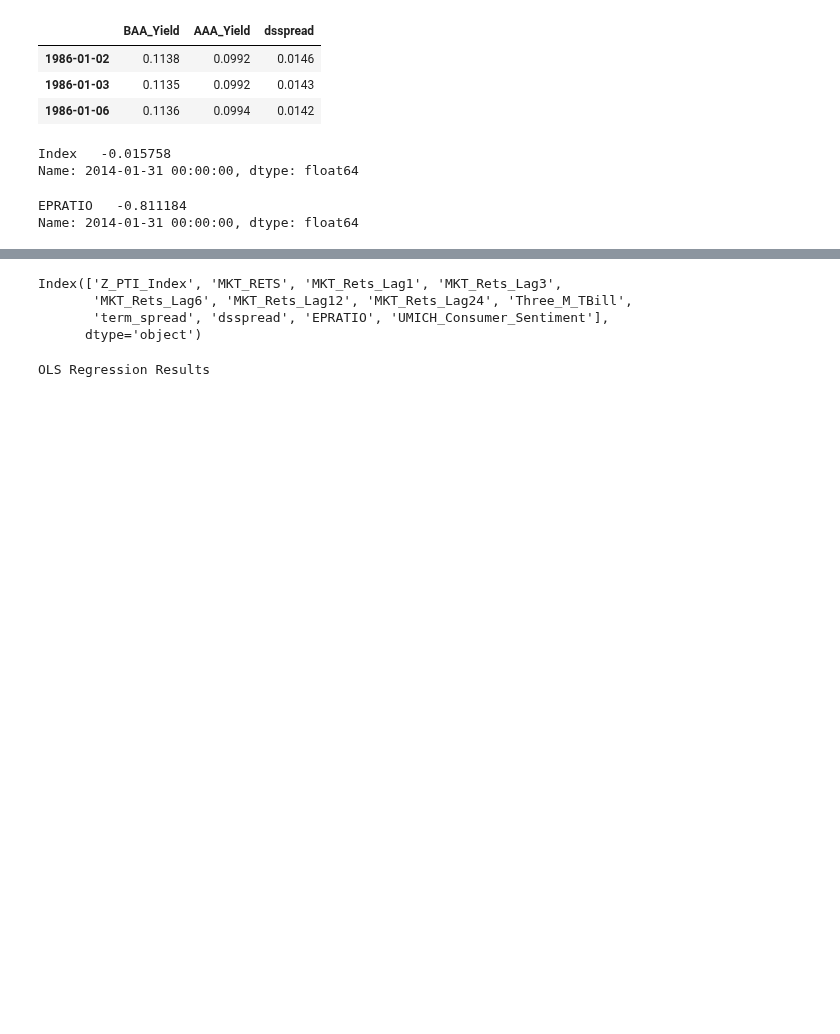
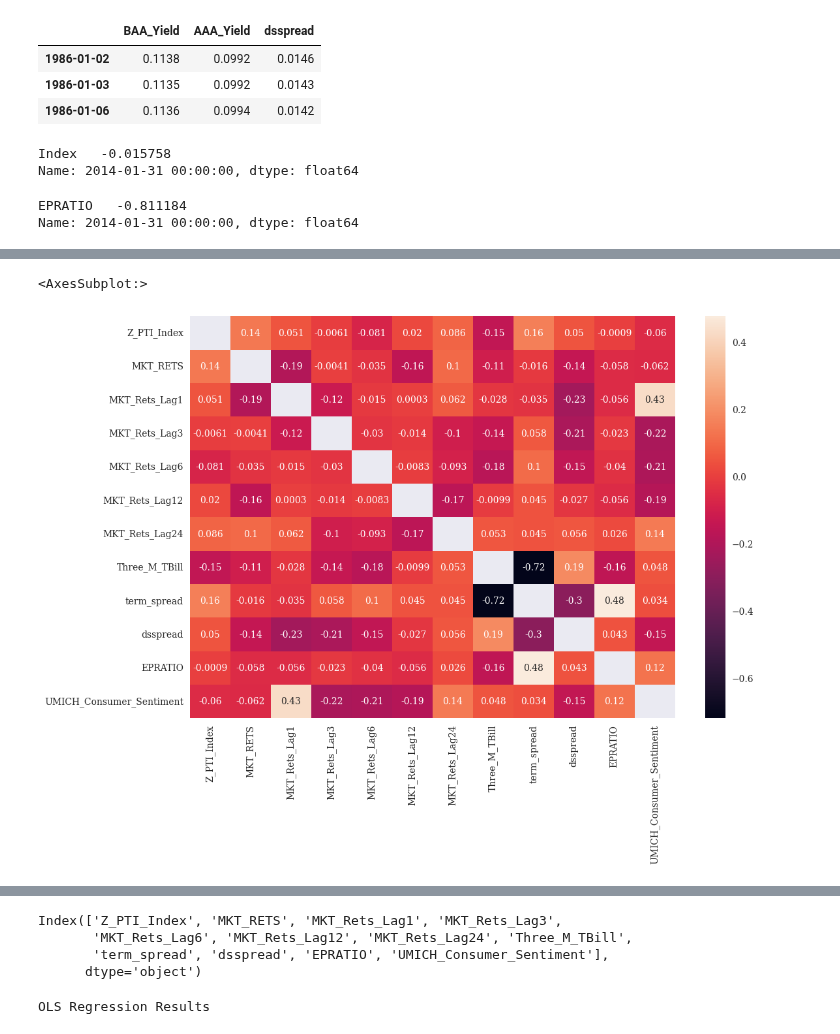
Before and after one commit to dcstein22/economics, a Jupyter notebook: QTSProject_Stein_Version.ipynb, the cells around one changed output, grey strips where cells are left out. Cells and saved outputs as stored; diff of their text form; code cells hidden in the pictures; blank space fills up the shorter version.

```diff
--- a/QTSProject_Stein_Version.ipynb
+++ b/QTSProject_Stein_Version.ipynb
@@ -590,3 +546,11 @@ DATA_MATRIX.corr()
+# %%
+corr_mat = DATA_MATRIX.corr()
+plt.figure(figsize  = (12,8))
+corr_mat[corr_mat == 1] = None
+sns.heatmap(corr_mat, annot = True)
+# %% [output]
+<AxesSubplot:>
+[figure, added]
 # %% [markdown]
 |       |   PTI_Index |    MKT_RETS |   MKT_Rets_Lag1 |   MKT_Rets_Lag3 |   MKT_Rets_Lag6 |   MKT_Rets_Lag12 |   MKT_Rets_Lag24 |   3_MTB_Rate |   term_spread |     dsspread |    EPRATIO |   UMICH_Consumer_Sentiment |
 |:------|------------:|------------:|----------------:|----------------:|----------------:|-----------------:|-----------------:|-------------:|--------------:|-------------:|-----------:|---------------------------:|
```
Also changed, not shown: parts of 45 cells of this notebook.
